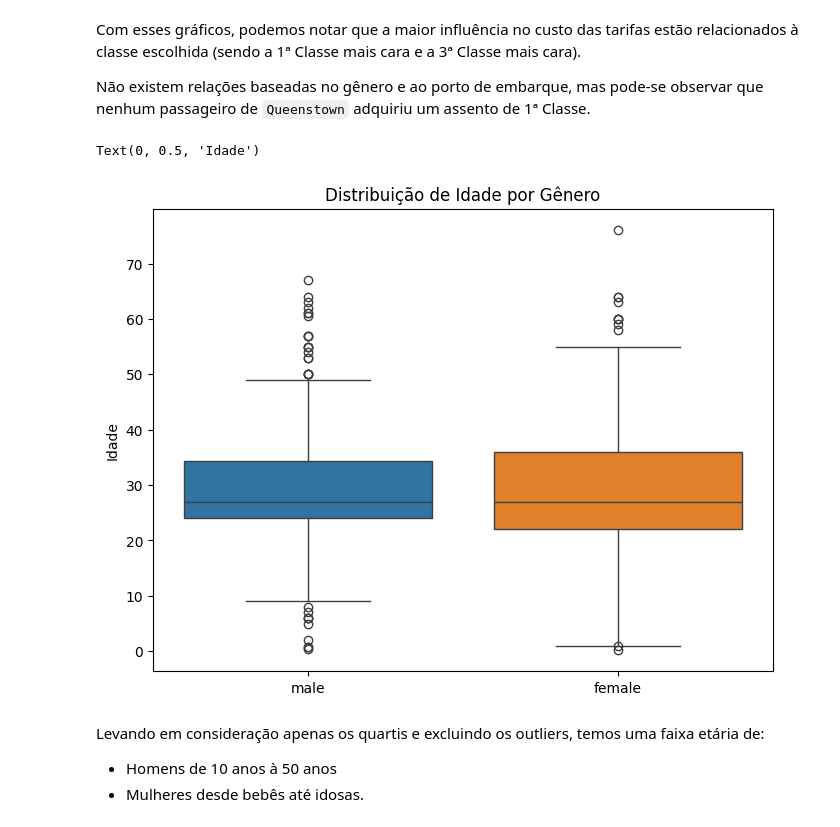
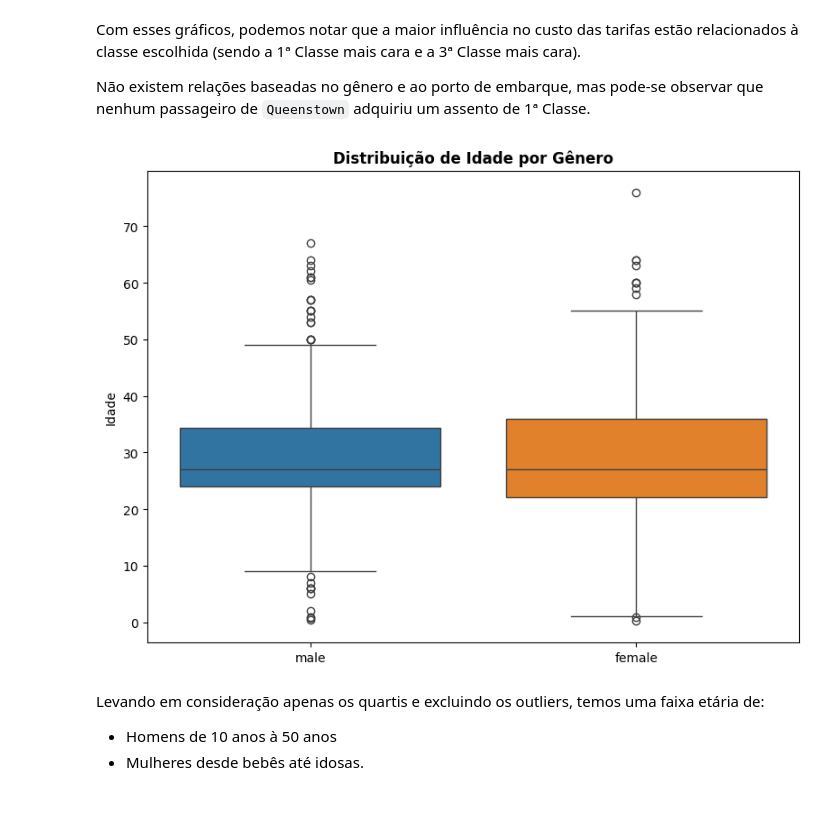
Before and after one commit to Mustasheep/EDA_titanic, a Jupyter notebook: titanic.ipynb, the cells around one changed output. Drawn from its saved outputs; the diff is of its cells as text; code cells hidden in the pictures.

```diff
--- a/titanic.ipynb
+++ b/titanic.ipynb
@@ -290,13 +292,14 @@ Com esses gráficos, podemos notar que a maior influência no custo das tarifas
 # %%
 #Crie boxplots para comparar sexo por idade
 plt.figure(figsize=(8, 6))
 sns.boxplot(x='Sex', y='Age', hue='Sex', data=df)
-plt.title('Distribuição de Idade por Gênero')
+plt.title('Distribuição de Idade por Gênero', fontweight='bold')
 plt.xlabel('')
 plt.ylabel('Idade')
+plt.tight_layout()
+plt.show()
 # %% [output]
-Text(0, 0.5, 'Idade')
-[figure, old version]
+[figure, new version]
 # %% [markdown]
 Levando em consideração apenas os quartis e excluindo os outliers, temos uma faixa etária de:
 - Homens de 10 anos à 50 anos
```
Also changed, not shown: parts of 6 cells of this notebook.
